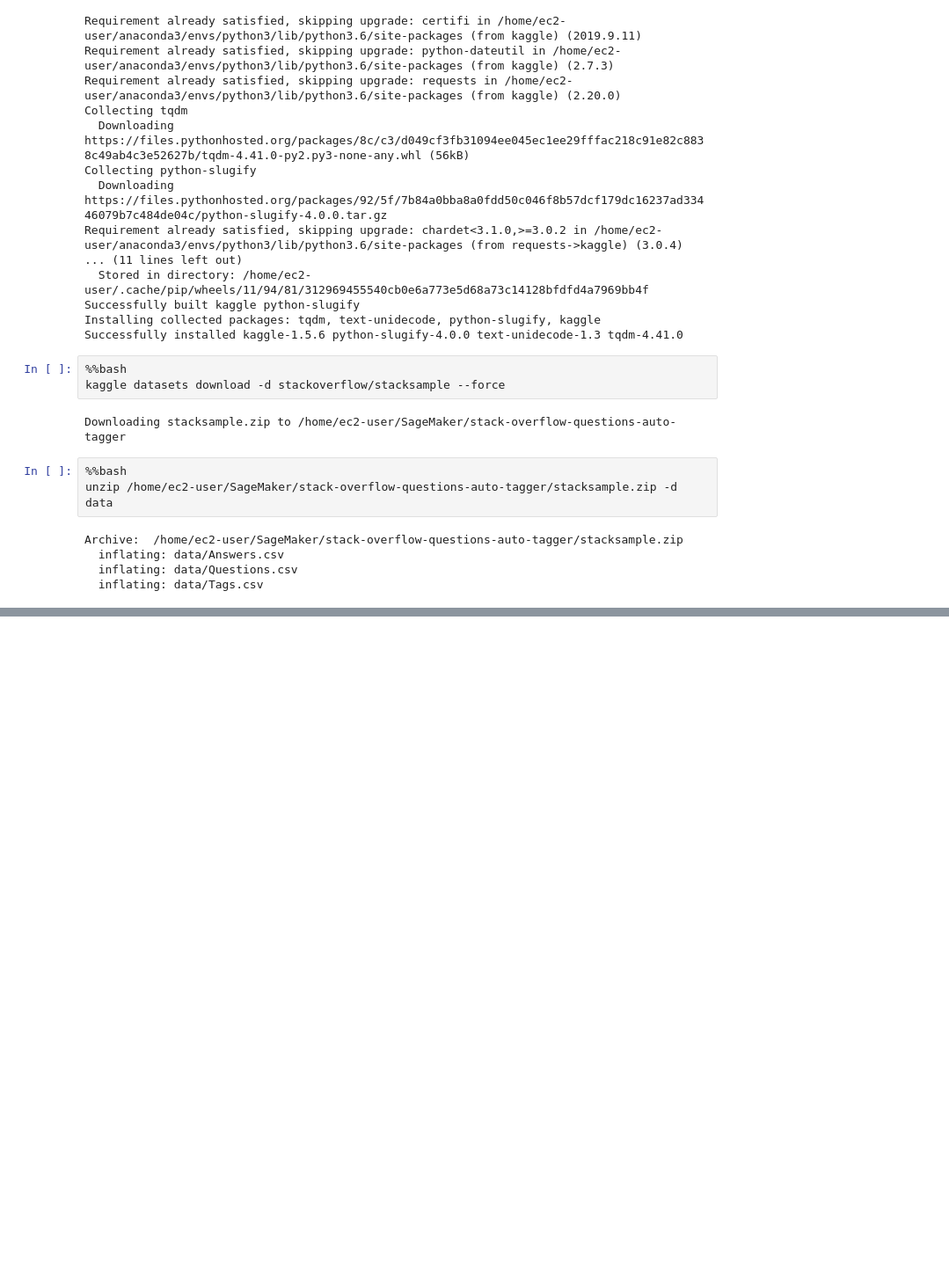
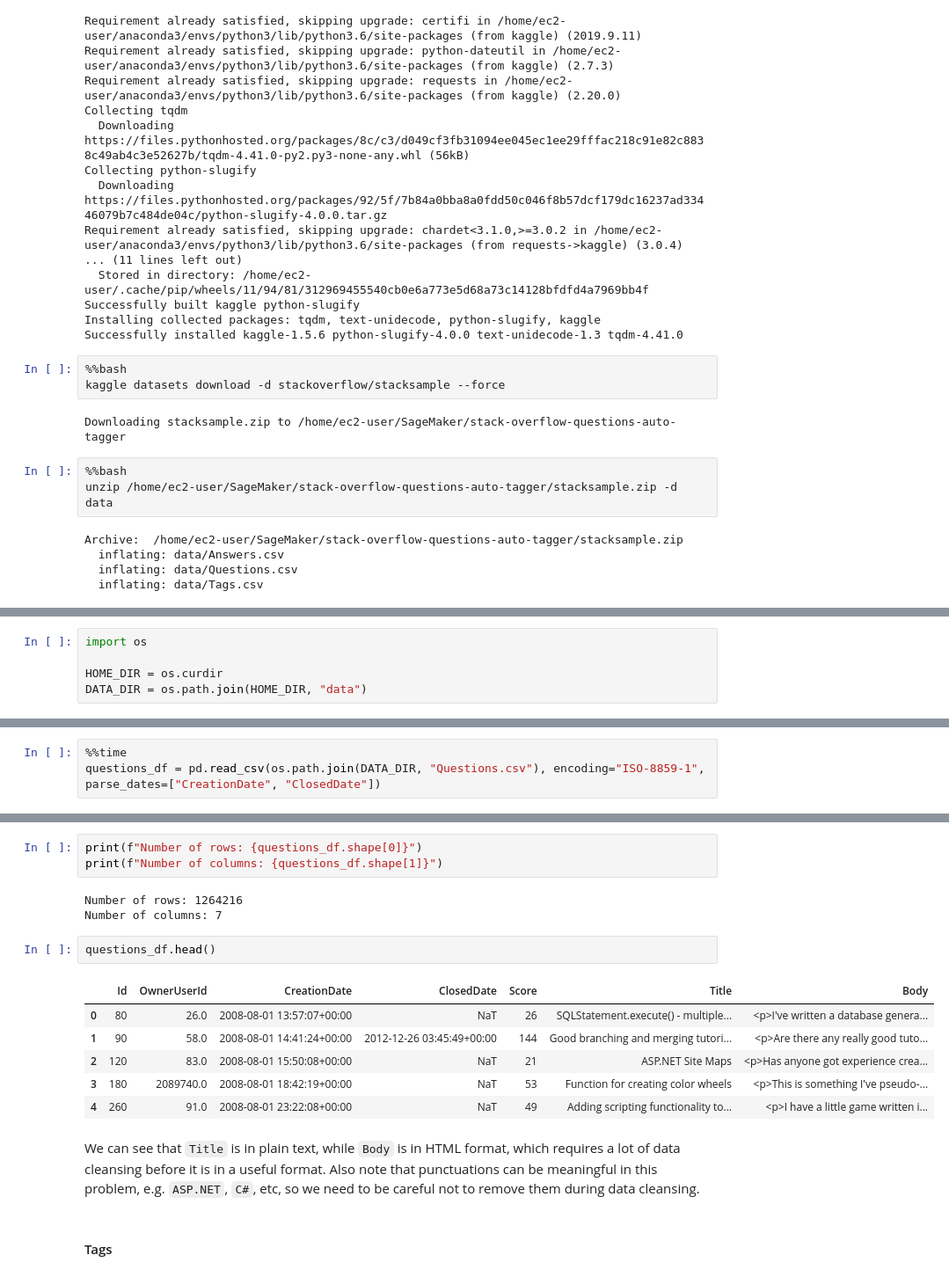
Before and after one commit to foxan/stack-overflow-questions-auto-tagger, a Jupyter notebook: 0. Exploratory Data Analysis.ipynb, the cells around one changed output, grey strips where cells are left out. Shown: that part at 88% size. Saved outputs shown, nothing was run; the diff lists cells and outputs as text; blank space fills up the shorter version.

```diff
--- a/0. Exploratory Data Analysis.ipynb
+++ b/0. Exploratory Data Analysis.ipynb
@@ -59,0 +62,5 @@ Archive:  /home/ec2-user/SageMaker/stack-overflow-questions-auto-tagger/stacksam
+# %%
+import os
+
+HOME_DIR = os.curdir
+DATA_DIR = os.path.join(HOME_DIR, "data")
@@ -59,0 +95,3 @@ Archive:  /home/ec2-user/SageMaker/stack-overflow-questions-auto-tagger/stacksam
+# %%
+%%time
+questions_df = pd.read_csv(os.path.join(DATA_DIR, "Questions.csv"), encoding="ISO-8859-1", parse_dates=["CreationDate", "ClosedDate"])
@@ -59,0 +101,19 @@ Archive:  /home/ec2-user/SageMaker/stack-overflow-questions-auto-tagger/stacksam
+# %%
+print(f"Number of rows: {questions_df.shape[0]}")
+print(f"Number of columns: {questions_df.shape[1]}")
+# %% [output]
+Number of rows: 1264216
+Number of columns: 7
+# %%
+questions_df.head()
+# %% [output]
+|  | Id | OwnerUserId | CreationDate | ClosedDate | Score | Title | Body |
+| 0 | 80 | 26.0 | 2008-08-01 13:57:07+00:00 | NaT | 26 | SQLStatement.execute() - multiple... | <p>I've written a database genera... |
+| 1 | 90 | 58.0 | 2008-08-01 14:41:24+00:00 | 2012-12-26 03:45:49+00:00 | 144 | Good branching and merging tutori... | <p>Are there any really good tuto... |
+| 2 | 120 | 83.0 | 2008-08-01 15:50:08+00:00 | NaT | 21 | ASP.NET Site Maps | <p>Has anyone got experience crea... |
+| 3 | 180 | 2089740.0 | 2008-08-01 18:42:19+00:00 | NaT | 53 | Function for creating color wheels | <p>This is something I've pseudo-... |
+| 4 | 260 | 91.0 | 2008-08-01 23:22:08+00:00 | NaT | 49 | Adding scripting functionality to... | <p>I have a little game written i... |
+# %% [markdown]
+We can see that `Title` is in plain text, while `Body` is in HTML format, which requires a lot of data cleansing before it is in a useful format. Also note that punctuations can be meaningful in this problem, e.g. `ASP.NET`, `C#`, etc, so we need to be careful not to remove them during data cleansing.
+# %% [markdown]
+#### Tags
```
Also changed, not shown: parts of 30 cells of this notebook, 1 other file.
